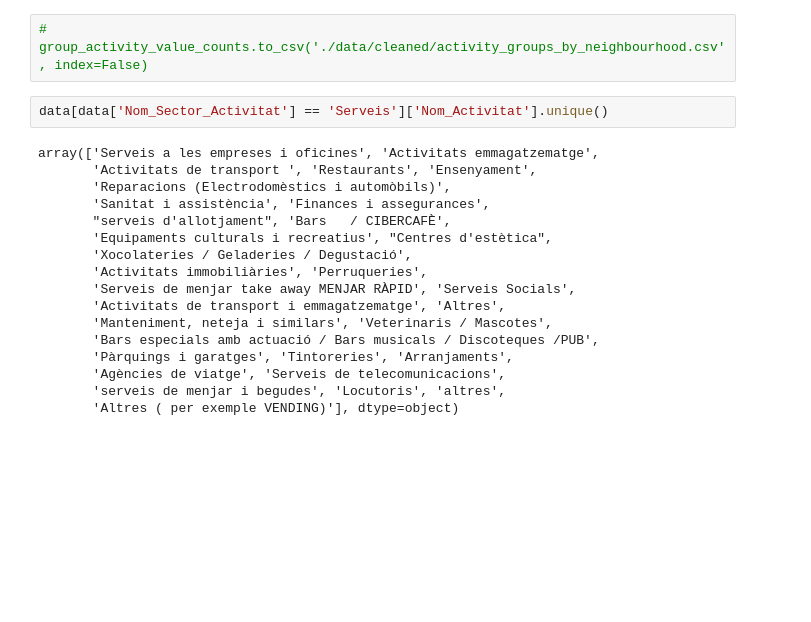
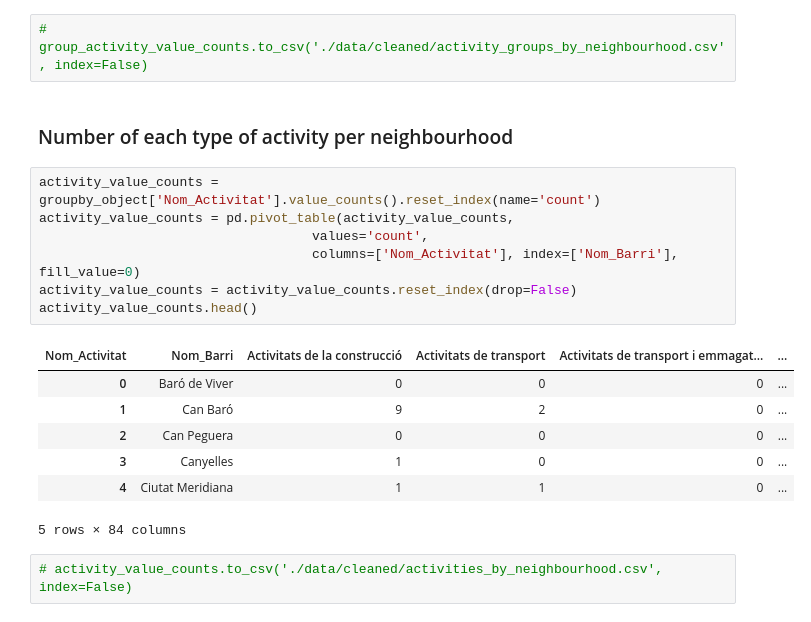
Before and after one commit to AntoniaVillarino/economicActivitiesBarcelona, a Jupyter notebook: 1-Data-preparation.ipynb, the cells around one changed output. Cells and saved outputs as stored; diff of their text form; blank space fills up the shorter version.

```diff
--- a/1-Data-preparation.ipynb
+++ b/1-Data-preparation.ipynb
@@ -212,21 +212,21 @@ group_activity_value_counts.head()
 # %%
 # group_activity_value_counts.to_csv('./data/cleaned/activity_groups_by_neighbourhood.csv', index=False)
-# %%
-data[data['Nom_Sector_Activitat'] == 'Serveis']['Nom_Activitat'].unique()
-# %% [output]
-array(['Serveis a les empreses i oficines', 'Activitats emmagatzematge',
-       'Activitats de transport ', 'Restaurants', 'Ensenyament',
-       'Reparacions (Electrodomèstics i automòbils)',
-       'Sanitat i assistència', 'Finances i assegurances',
-       "serveis d'allotjament", 'Bars   / CIBERCAFÈ',
-       'Equipaments culturals i recreatius', "Centres d'estètica",
-       'Xocolateries / Geladeries / Degustació',
-       'Activitats immobiliàries', 'Perruqueries',
-       'Serveis de menjar take away MENJAR RÀPID', 'Serveis Socials',
-       'Activitats de transport i emmagatzematge', 'Altres',
-       'Manteniment, neteja i similars', 'Veterinaris / Mascotes',
-       'Bars especials amb actuació / Bars musicals / Discoteques /PUB',
-       'Pàrquings i garatges', 'Tintoreries', 'Arranjaments',
-       'Agències de viatge', 'Serveis de telecomunicacions',
-       'serveis de menjar i begudes', 'Locutoris', 'altres',
-       'Altres ( per exemple VENDING)'], dtype=object)
+# %% [markdown]
+### Number of each type of activity per neighbourhood
+# %%
+activity_value_counts = groupby_object['Nom_Activitat'].value_counts().reset_index(name='count')
+activity_value_counts = pd.pivot_table(activity_value_counts,
+                                   values='count',
+                                   columns=['Nom_Activitat'], index=['Nom_Barri'], fill_value=0)
+activity_value_counts = activity_value_counts.reset_index(drop=False)
+activity_value_counts.head()
+# %% [output]
+| Nom_Activitat | Nom_Barri | Activitats de la construcció | Activitats de transport | Activitats de transport i emmagat... | ... |
+| 0 | Baró de Viver | 0 | 0 | 0 | ... |
+| 1 | Can Baró | 9 | 2 | 0 | ... |
+| 2 | Can Peguera | 0 | 0 | 0 | ... |
+| 3 | Canyelles | 1 | 0 | 0 | ... |
+| 4 | Ciutat Meridiana | 1 | 1 | 0 | ... |
+5 rows × 84 columns
+# %%
+# activity_value_counts.to_csv('./data/cleaned/activities_by_neighbourhood.csv', index=False)
```
Also changed, not shown: parts of 1 cell of this notebook, 6 other files.
